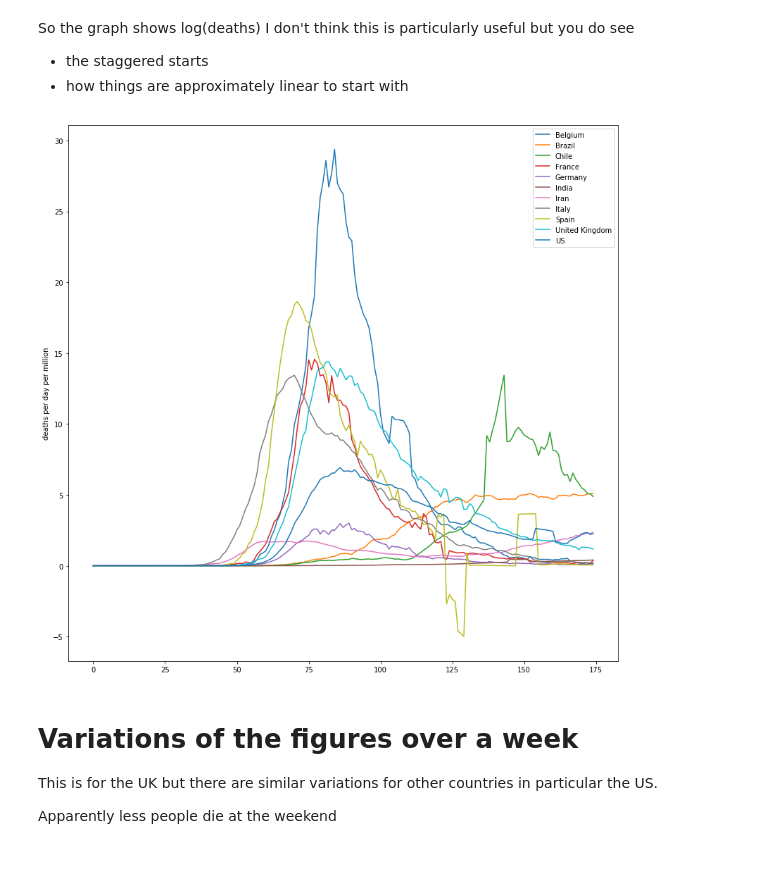
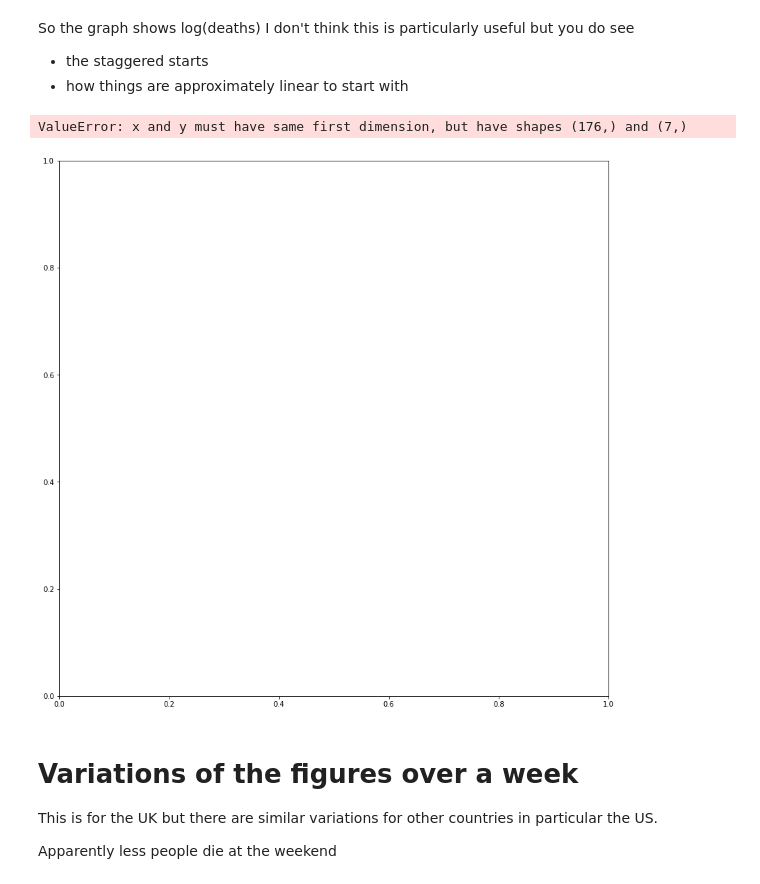
Before and after one commit to macbuse/COVID_stats, a Jupyter notebook: covid_mortality_pop.ipynb, the cells around one changed output. Saved outputs shown, nothing was run; the diff lists cells and outputs as text; code cells hidden in the pictures.

```diff
--- a/covid_mortality_pop.ipynb
+++ b/covid_mortality_pop.ipynb
@@ -211,22 +211,23 @@ but you do see
 # %%
 fig, ax = plt.subplots()
 fig.set_size_inches(14,14)
 
 for row in df.iterrows():
     row = row[1]
     name, population = row[1], row[-1]
     if row[-2] < 7000: continue
     if name.lower() in [ 'peru', 'mexico', 'russia']: continue
     x = row[4:-1].values
 
     #x[1:] - x[:-1]
-    ax.plot(10**6* np.convolve(np.diff(x), np.ones(7))[:-7]/7 / population, label=name)
+    ax.plot(10**6*np.diff(x), np.ones(7) / population, label=name)
 
 leg = ax.legend()
 plt.ylabel('deaths per day per million')
 plt.savefig('dd.png')
 # %% [output]
+ValueError: x and y must have same first dimension, but have shapes (176,) and (7,)
-[figure, old version]
+[figure, new version]
 # %% [markdown]
 # Variations of the figures over a week
 
```
Also changed, not shown: parts of 1 cell of this notebook, 1 other file.
